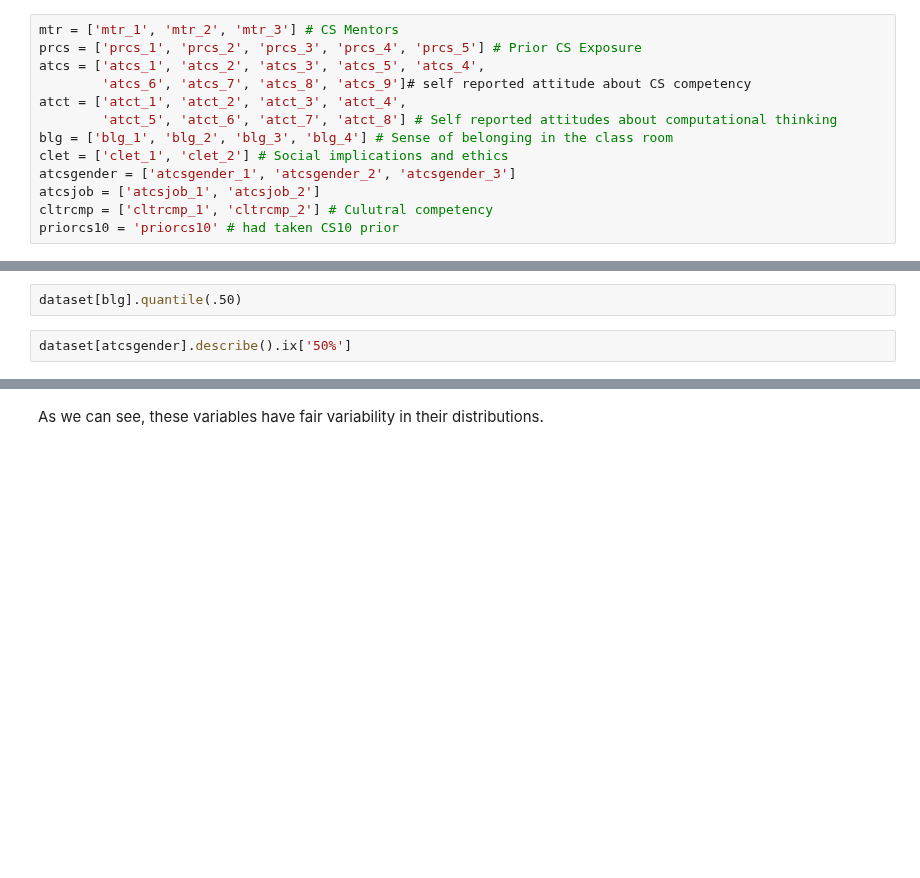
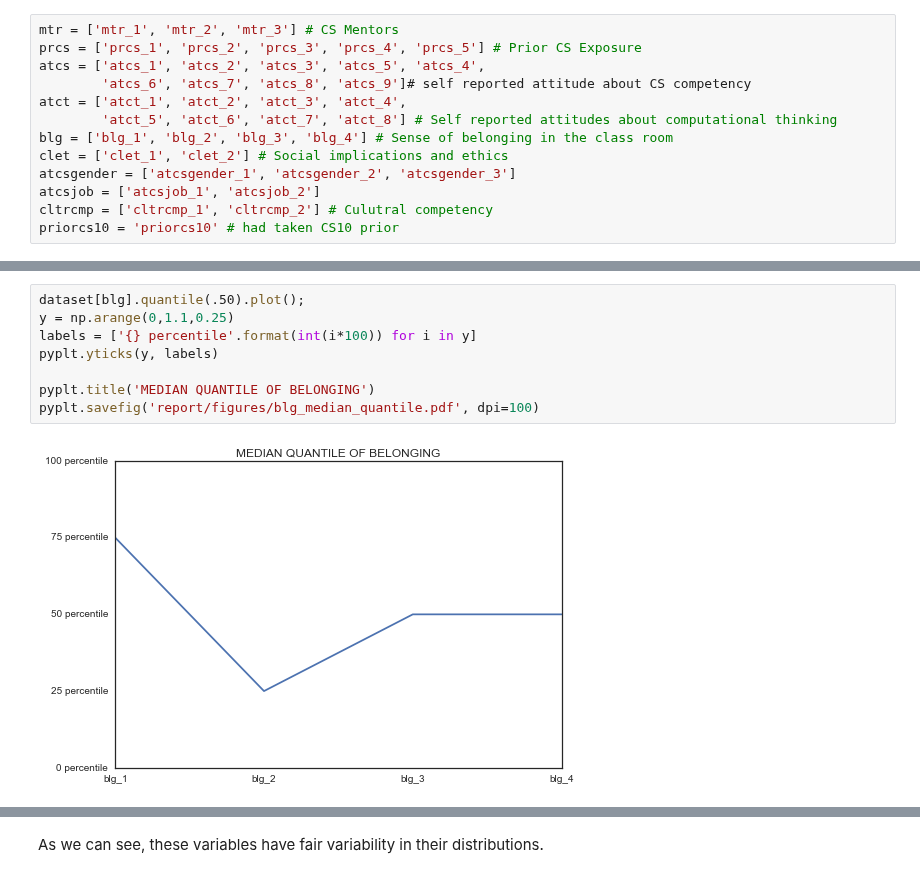
Before and after one commit to omoju/IntroCSExperiencePrediction, a Jupyter notebook: genderedCSExperience.ipynb, the cells around one changed output, grey strips where cells are left out. Drawn from its saved outputs; the diff is of its cells as text; blank space fills up the shorter version.

```diff
--- a/genderedCSExperience.ipynb
+++ b/genderedCSExperience.ipynb
@@ -156,7 +225,13 @@ pyplt.savefig('report/figures/blg_kde.pdf', dpi=100)
-# %%
-dataset[blg].quantile(.50)
-# %%
-dataset[atcsgender].describe().ix['50%']
+# %%
+dataset[blg].quantile(.50).plot();
+y = np.arange(0,1.1,0.25)
+labels = ['{} percentile'.format(int(i*100)) for i in y]
+pyplt.yticks(y, labels)
+
+pyplt.title('MEDIAN QUANTILE OF BELONGING')
+pyplt.savefig('report/figures/blg_median_quantile.pdf', dpi=100)
+# %% [output]
+[figure, added]
 # %%
 dataset[atcsgender].plot(kind='kde')
 
```
Also changed, not shown: parts of 24 cells of this notebook, 10 other files.
